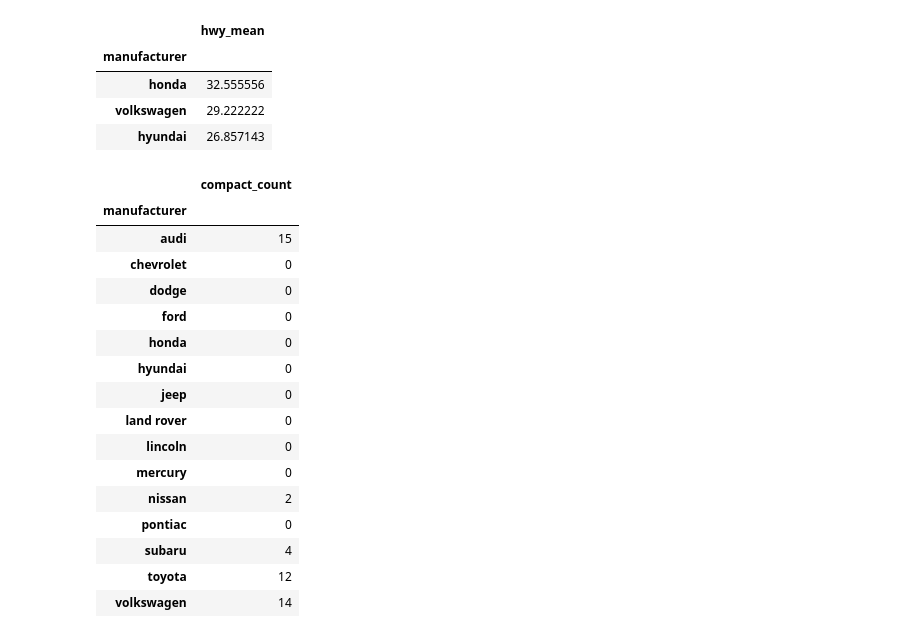
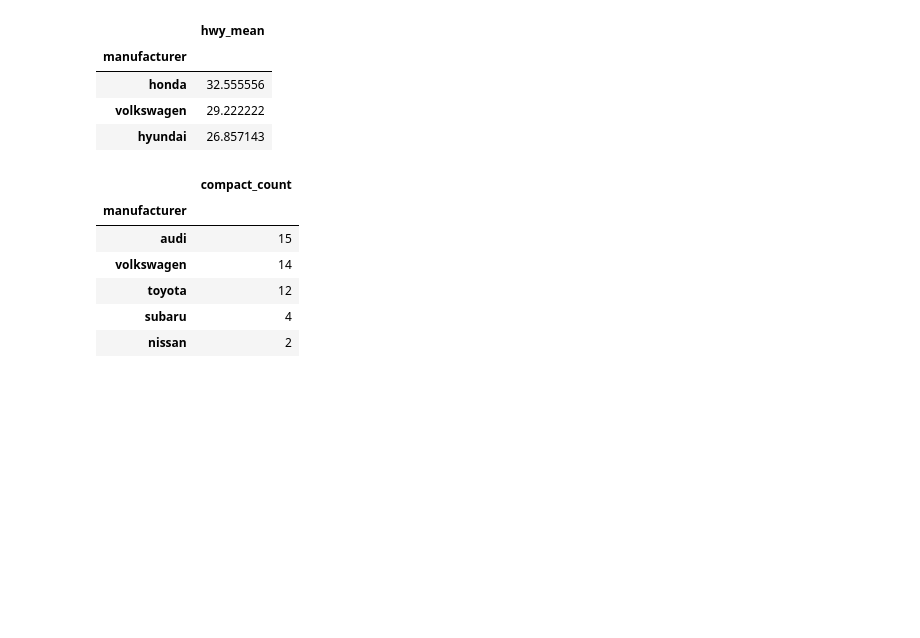
Before and after one commit to 2013je/Python_jpnb, a Jupyter notebook: 3.mpg데이터.ipynb, the cells around one changed output. Cells and saved outputs as stored; diff of their text form; code cells hidden in the pictures; blank space fills up the shorter version.

```diff
--- a/3.mpg데이터.ipynb
+++ b/3.mpg데이터.ipynb
@@ -231,23 +231,16 @@ mpg.groupby(by='manufacturer').agg(hwy_mean=('hwy','mean')).sort_values(by = 'hw
 | volkswagen | 29.222222 |
 | hyundai | 26.857143 |
 # %%
-mpg.groupby(by='manufacturer').agg(compact_count=('category', 'count')).sort_values(by='compact_count', ascending=False)
-mpg.groupby(by='manufacturer').agg(compact_count=('category', lambda x: (x == 'compact').sum()))
+# 오답
+# mpg.groupby(by='manufacturer').agg(compact_count=('category', 'count')).sort_values(by='compact_count', ascending=False)
+# mpg.groupby(by='manufacturer').agg(compact_count=('category', lambda x: (x == 'compact').sum()))
+
+mpg.query('category == "compact"').groupby('manufacturer').agg(compact_count=('category', 'count')).sort_values(by='compact_count',ascending=False)
 # %% [output]
 |  | compact_count |
 | manufacturer |  |
 | audi | 15 |
-| chevrolet | 0 |
-| dodge | 0 |
-| ford | 0 |
-| honda | 0 |
-| hyundai | 0 |
-| jeep | 0 |
-| land rover | 0 |
-| lincoln | 0 |
-| mercury | 0 |
+| volkswagen | 14 |
+| toyota | 12 |
+| subaru | 4 |
 | nissan | 2 |
-| pontiac | 0 |
-| subaru | 4 |
-| toyota | 12 |
-| volkswagen | 14 |
```
Also changed, not shown: parts of 12 cells of this notebook, 1 other file.
